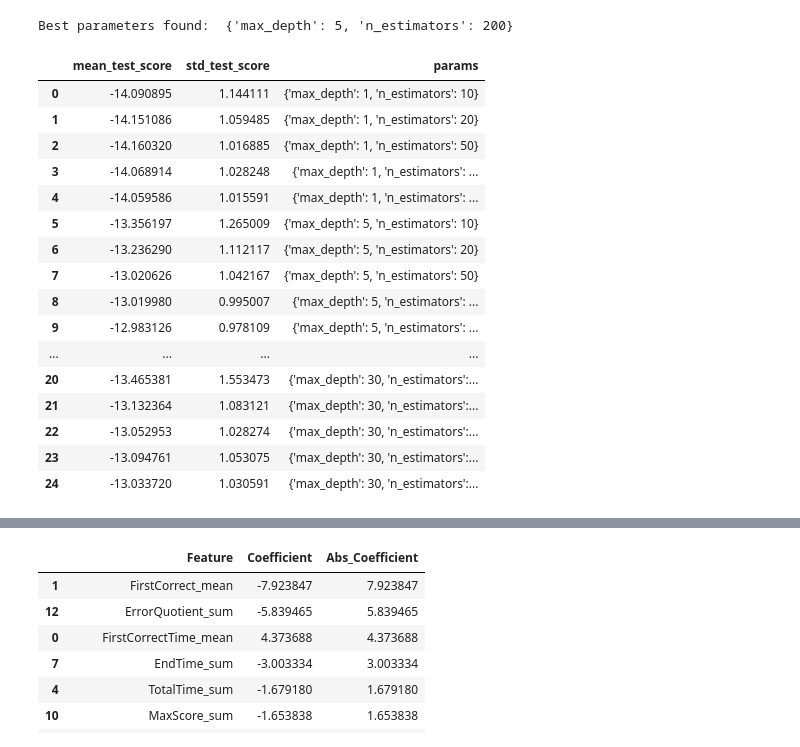
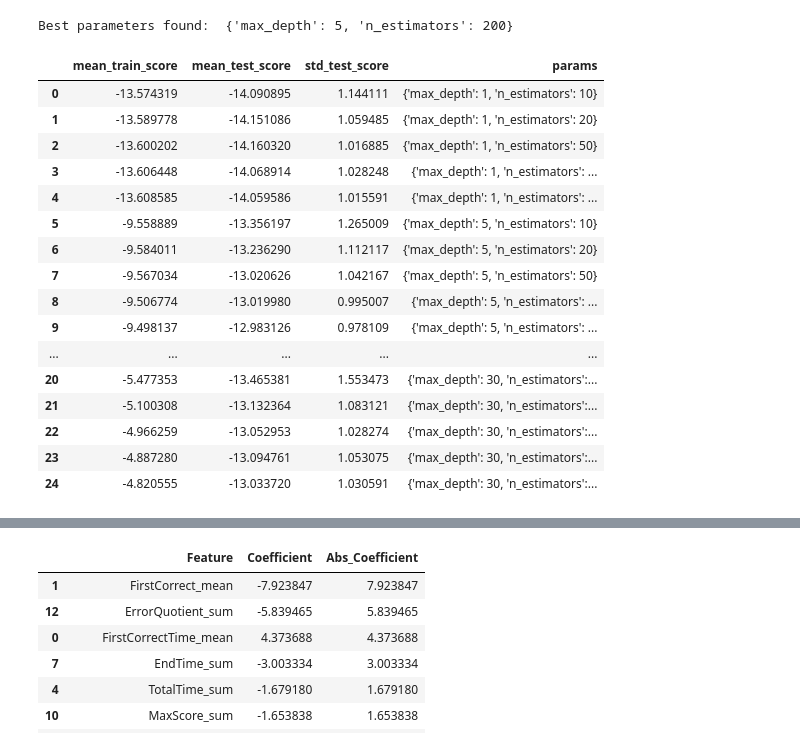
Before and after one commit to CSSPLICE/ProgSnapToolkit, a Jupyter notebook: src/analytics/feature_importance/importance.ipynb, the cells around one changed output, grey strips where cells are left out. Saved outputs shown, nothing was run; the diff lists cells and outputs as text; code cells hidden in the pictures.

```diff
--- a/src/analytics/feature_importance/importance.ipynb
+++ b/src/analytics/feature_importance/importance.ipynb
@@ -126,29 +126,29 @@ param_grid = {
 }
 
 rf = RandomForestRegressor(random_state=42)
-grid_search = GridSearchCV(rf, param_grid, cv=5, scoring='neg_mean_absolute_error')
+grid_search = GridSearchCV(rf, param_grid, cv=5, scoring='neg_mean_absolute_error', return_train_score=True)
 
 grid_search.fit(X_train, y_train)
 print("Best parameters found: ", grid_search.best_params_)
 # %% [output]
 Best parameters found:  {'max_depth': 5, 'n_estimators': 200}
 # %%
-pd.DataFrame(grid_search.cv_results_)[["mean_test_score", "std_test_score", "params"]]
+pd.DataFrame(grid_search.cv_results_)[["mean_train_score", "mean_test_score", "std_test_score", "params"]]
 # %% [output]
-|  | mean_test_score | std_test_score | params |
-| 0 | -14.090895 | 1.144111 | {'max_depth': 1, 'n_estimators': 10} |
-| 1 | -14.151086 | 1.059485 | {'max_depth': 1, 'n_estimators': 20} |
-| 2 | -14.160320 | 1.016885 | {'max_depth': 1, 'n_estimators': 50} |
-| 3 | -14.068914 | 1.028248 | {'max_depth': 1, 'n_estimators': ... |
-| 4 | -14.059586 | 1.015591 | {'max_depth': 1, 'n_estimators': ... |
-| 5 | -13.356197 | 1.265009 | {'max_depth': 5, 'n_estimators': 10} |
-| 6 | -13.236290 | 1.112117 | {'max_depth': 5, 'n_estimators': 20} |
-| 7 | -13.020626 | 1.042167 | {'max_depth': 5, 'n_estimators': 50} |
-| 8 | -13.019980 | 0.995007 | {'max_depth': 5, 'n_estimators': ... |
-| 9 | -12.983126 | 0.978109 | {'max_depth': 5, 'n_estimators': ... |
-| ... | ... | ... | ... |
-| 20 | -13.465381 | 1.553473 | {'max_depth': 30, 'n_estimators':... |
-| 21 | -13.132364 | 1.083121 | {'max_depth': 30, 'n_estimators':... |
-| 22 | -13.052953 | 1.028274 | {'max_depth': 30, 'n_estimators':... |
-| 23 | -13.094761 | 1.053075 | {'max_depth': 30, 'n_estimators':... |
-| 24 | -13.033720 | 1.030591 | {'max_depth': 30, 'n_estimators':... |
+|  | mean_train_score | mean_test_score | std_test_score | params |
+| 0 | -13.574319 | -14.090895 | 1.144111 | {'max_depth': 1, 'n_estimators': 10} |
+| 1 | -13.589778 | -14.151086 | 1.059485 | {'max_depth': 1, 'n_estimators': 20} |
+| 2 | -13.600202 | -14.160320 | 1.016885 | {'max_depth': 1, 'n_estimators': 50} |
+| 3 | -13.606448 | -14.068914 | 1.028248 | {'max_depth': 1, 'n_estimators': ... |
+| 4 | -13.608585 | -14.059586 | 1.015591 | {'max_depth': 1, 'n_estimators': ... |
+| 5 | -9.558889 | -13.356197 | 1.265009 | {'max_depth': 5, 'n_estimators': 10} |
+| 6 | -9.584011 | -13.236290 | 1.112117 | {'max_depth': 5, 'n_estimators': 20} |
+| 7 | -9.567034 | -13.020626 | 1.042167 | {'max_depth': 5, 'n_estimators': 50} |
+| 8 | -9.506774 | -13.019980 | 0.995007 | {'max_depth': 5, 'n_estimators': ... |
+| 9 | -9.498137 | -12.983126 | 0.978109 | {'max_depth': 5, 'n_estimators': ... |
+| ... | ... | ... | ... | ... |
+| 20 | -5.477353 | -13.465381 | 1.553473 | {'max_depth': 30, 'n_estimators':... |
+| 21 | -5.100308 | -13.132364 | 1.083121 | {'max_depth': 30, 'n_estimators':... |
+| 22 | -4.966259 | -13.052953 | 1.028274 | {'max_depth': 30, 'n_estimators':... |
+| 23 | -4.887280 | -13.094761 | 1.053075 | {'max_depth': 30, 'n_estimators':... |
+| 24 | -4.820555 | -13.033720 | 1.030591 | {'max_depth': 30, 'n_estimators':... |
```
Also changed, not shown: parts of 1 cell of this notebook, 3 other files.
